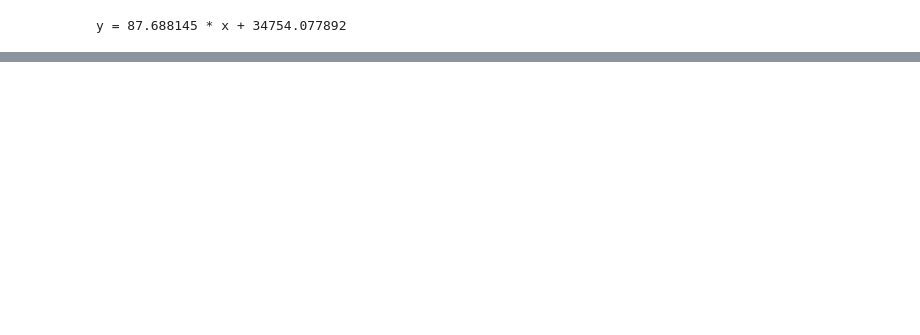
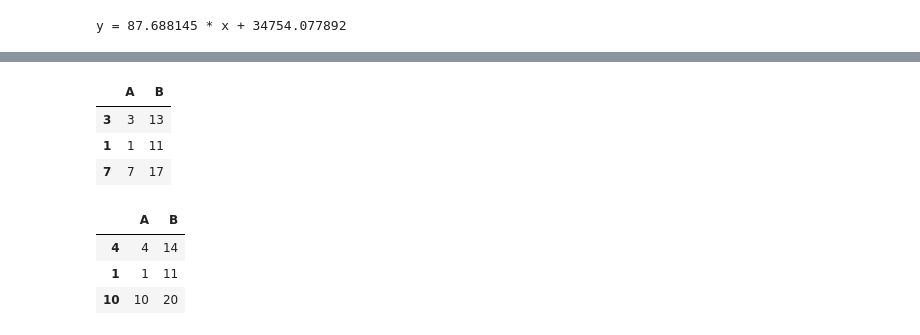
Before and after one commit to jrpenabastidas/ai-science-training-series, a Jupyter notebook: 01_intro_AI_on_Supercomputer/01_linear_regression_sgd.ipynb, the cells around one changed output, grey strips where cells are left out. Cells and saved outputs as stored; diff of their text form; code cells hidden in the pictures; blank space fills up the shorter version.

```diff
--- a/01_intro_AI_on_Supercomputer/01_linear_regression_sgd.ipynb
+++ b/01_intro_AI_on_Supercomputer/01_linear_regression_sgd.ipynb
@@ -424,0 +324,14 @@ https://github.com/argonne-lcf/ai-science-training-series/blob/main/00_introToAl
+# %%
+sampled_data_3
+# %% [output]
+|  | A | B |
+| 3 | 3 | 13 |
+| 1 | 1 | 11 |
+| 7 | 7 | 17 |
+# %%
+sampled_data_4
+# %% [output]
+|  | A | B |
+| 4 | 4 | 14 |
+| 1 | 1 | 11 |
+| 10 | 10 | 20 |
```
Also changed, not shown: parts of 40 cells of this notebook.
